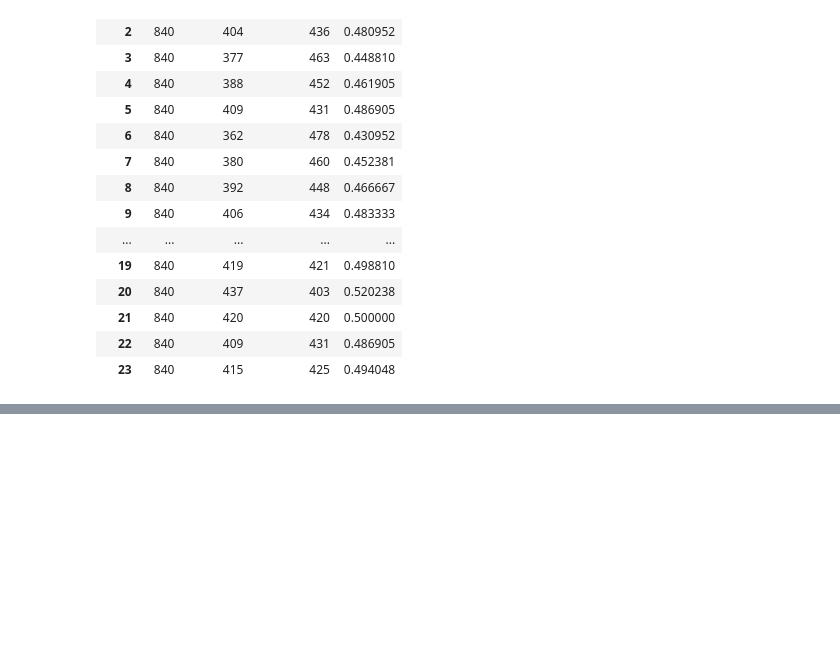
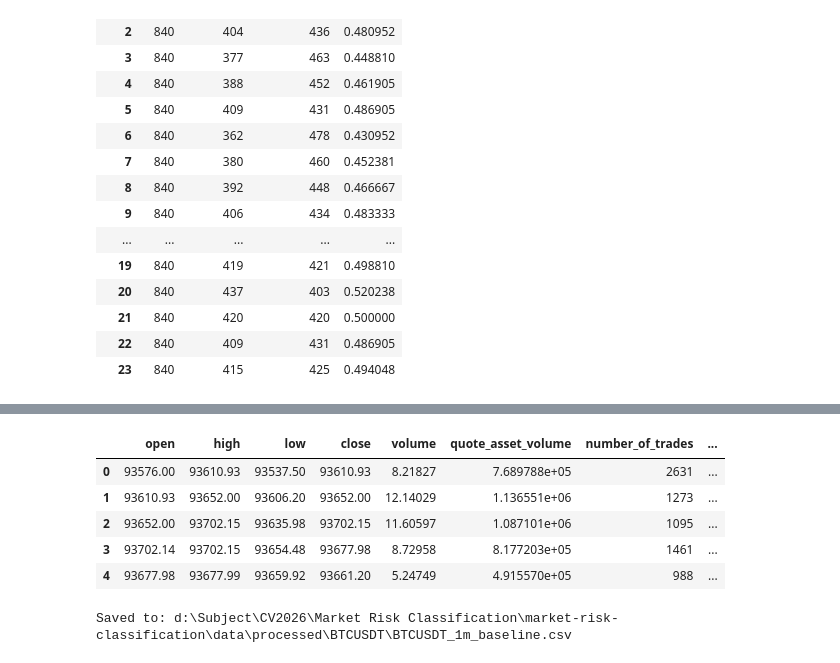
Before and after one commit to nguyenhoanghuy34/market-risk-classification, a Jupyter notebook: notebooks/feature_engineering.ipynb, the cells around one changed output, grey strips where cells are left out. Drawn from its saved outputs; the diff is of its cells as text; code cells hidden in the pictures; blank space fills up the shorter version.

Commit message:
data/ baselinecsv

```diff
--- a/notebooks/feature_engineering.ipynb
+++ b/notebooks/feature_engineering.ipynb
@@ -259,3 +260,57 @@ df.head()
 | 2 | 2025-01-01 00:02:00 | 93652.00 | 93702.15 | 93635.98 | 93702.15 | 11.60597 | 1.087101e+06 | 1095 | ... |
 | 3 | 2025-01-01 00:03:00 | 93702.14 | 93702.15 | 93654.48 | 93677.98 | 8.72958 | 8.177203e+05 | 1461 | ... |
 | 4 | 2025-01-01 00:04:00 | 93677.98 | 93677.99 | 93659.92 | 93661.20 | 5.24749 | 4.915570e+05 | 988 | ... |
+# %%
+# ==========================================================
+# Drop unnecessary columns
+# ==========================================================
+
+df.drop(
+    columns=[
+        "open_time",      # Datetime gốc, đã tách thành các feature thời gian
+        "day",            # Ngày trong tháng, dễ gây nhiễu/overfit
+        "month",          # Tháng không có tính ổn định trong crypto
+        "week",            # Tuần trong năm, ít ý nghĩa dự báo
+        "hour_up_rate"    # Target encoding, cần tạo lại sau khi chia train/test để tránh leakage
+    ],
+    inplace=True
+)
+
+df.head()
+# %% [output]
+|  | open | high | low | close | volume | quote_asset_volume | number_of_trades | ... |
+| 0 | 93576.00 | 93610.93 | 93537.50 | 93610.93 | 8.21827 | 7.689788e+05 | 2631 | ... |
+| 1 | 93610.93 | 93652.00 | 93606.20 | 93652.00 | 12.14029 | 1.136551e+06 | 1273 | ... |
+| 2 | 93652.00 | 93702.15 | 93635.98 | 93702.15 | 11.60597 | 1.087101e+06 | 1095 | ... |
+| 3 | 93702.14 | 93702.15 | 93654.48 | 93677.98 | 8.72958 | 8.177203e+05 | 1461 | ... |
+| 4 | 93677.98 | 93677.99 | 93659.92 | 93661.20 | 5.24749 | 4.915570e+05 | 988 | ... |
+# %%
+# ==========================================================
+# Save baseline dataset
+# ==========================================================
+
+# Root project (đi từ notebooks/ lên 1 cấp)
+PROJECT_ROOT = Path.cwd().parent
+
+# Folder lưu data
+SAVE_DIR = PROJECT_ROOT / "data" / "processed" / "BTCUSDT"
+
+# Tạo folder nếu chưa tồn tại
+SAVE_DIR.mkdir(
+    parents=True,
+    exist_ok=True
+)
+
+# File output
+SAVE_PATH = SAVE_DIR / "BTCUSDT_1m_baseline.csv"
+
+
+# Lưu dataframe
+df.to_csv(
+    SAVE_PATH,
+    index=False
+)
+
+print(f"Saved to: {SAVE_PATH}")
+# %% [output]
+Saved to: d:\Subject\CV2026\Market Risk Classification\market-risk-classification\data\processed\BTCUSDT\BTCUSDT_1m_baseline.csv
```
Also changed, not shown: parts of 1 cell of this notebook.
